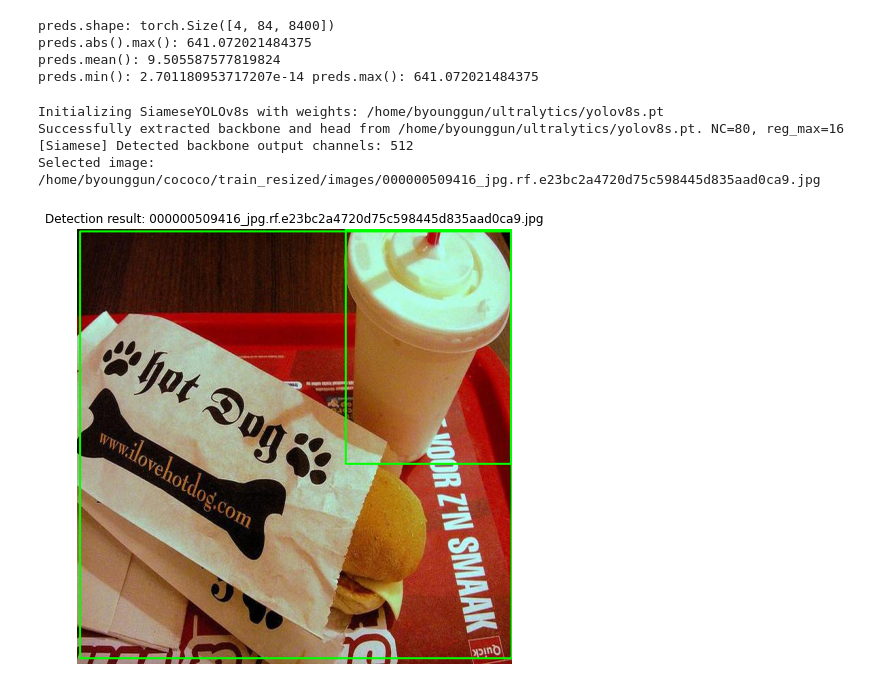
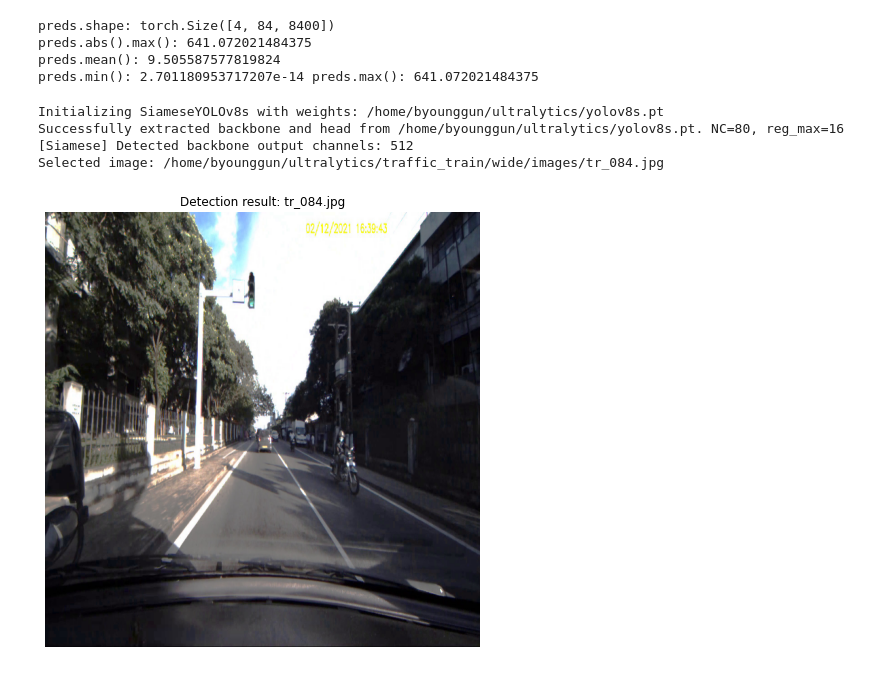
Before and after one commit to comflife/ultralytics, a Jupyter notebook: siamese_inference.ipynb, the cells around one changed output. Saved outputs shown, nothing was run; the diff lists cells and outputs as text; code cells hidden in the pictures.

```diff
--- a/siamese_inference.ipynb
+++ b/siamese_inference.ipynb
@@ -747,15 +741,15 @@ import random
 from yolov8_siamese import SiameseYOLOv8s
 
 # 1. 경로 설정
-ckpt_path = '/home/byounggun/ultralytics/runs/my_siamese_training/experiment2/ckpt_epoch_4.pth'  # 실제 ckpt 경로로 변경
+ckpt_path = '/home/byounggun/ultralytics/runs/my_siamese_traffic/experiment3/ckpt_epoch_67.pth'  # 실제 ckpt 경로로 변경
 yolo_weights_path = '/home/byounggun/ultralytics/yolov8s.pt'
-img_dir = '/home/byounggun/cococo/train_resized/images'  # 이미지 디렉토리
+img_dir = '/home/byounggun/ultralytics/traffic_train/wide/images'  # 이미지 디렉토리
 
 # 2. 하이퍼파라미터 및 클래스 정보 로드
 import yaml
 with open('hyp_siamese_scratch.yaml', 'r') as f:
     hyp = yaml.safe_load(f)
-dataset_yaml = '/home/byounggun/ultralytics/ultralytics/cfg/datasets/coco.yaml'
+dataset_yaml = '/home/byounggun/ultralytics/ultralytics/cfg/datasets/traffic.yaml'
 with open(dataset_yaml, 'r') as f:
     data_yaml = yaml.safe_load(f)
 names = data_yaml['names'] if isinstance(data_yaml['names'], list) else list(data_yaml['names'].values())
@@ -795,32 +789,32 @@ with torch.no_grad():
 import sys
 sys.path.append('/home/byounggun/ultralytics')
 
 from ultralytics.utils.ops import non_max_suppression
 conf_thres = 0.25
 iou_thres = 0.45
 pred = preds[0] if isinstance(preds, (list, tuple)) else preds
 dets = non_max_suppression(pred, conf_thres=conf_thres, iou_thres=iou_thres)[0]
 if dets is not None and len(dets):
     dets = dets.cpu().numpy()
 else:
     dets = []
 
 # 8. 결과 시각화
 img_show = img_resized.copy()
 for *xyxy, conf, cls in dets:
     x1, y1, x2, y2 = map(int, xyxy)
     label = f"{names[int(cls)]}: {conf:.2f}"
     color = (0, 255, 0)
     cv2.rectangle(img_show, (x1, y1), (x2, y2), color, 2)
     cv2.putText(img_show, label, (x1, y1 - 10), cv2.FONT_HERSHEY_SIMPLEX, 0.5, color, 2)
 plt.figure(figsize=(8,8))
 plt.imshow(img_show)
 plt.axis('off')
 plt.title(f"Detection result: {os.path.basename(img_path)}")
 plt.show()
 # %% [output]
 Initializing SiameseYOLOv8s with weights: /home/byounggun/ultralytics/yolov8s.pt
 Successfully extracted backbone and head from /home/byounggun/ultralytics/yolov8s.pt. NC=80, reg_max=16
 [Siamese] Detected backbone output channels: 512
-Selected image: /home/byounggun/cococo/train_resized/images/000000509416_jpg.rf.e23bc2a4720d75c598445d835aad0ca9.jpg
+Selected image: /home/byounggun/ultralytics/traffic_train/wide/images/tr_084.jpg
-[figure, old version]
+[figure, new version]
```
Also changed, not shown: parts of 3 cells of this notebook, 7 other files.
